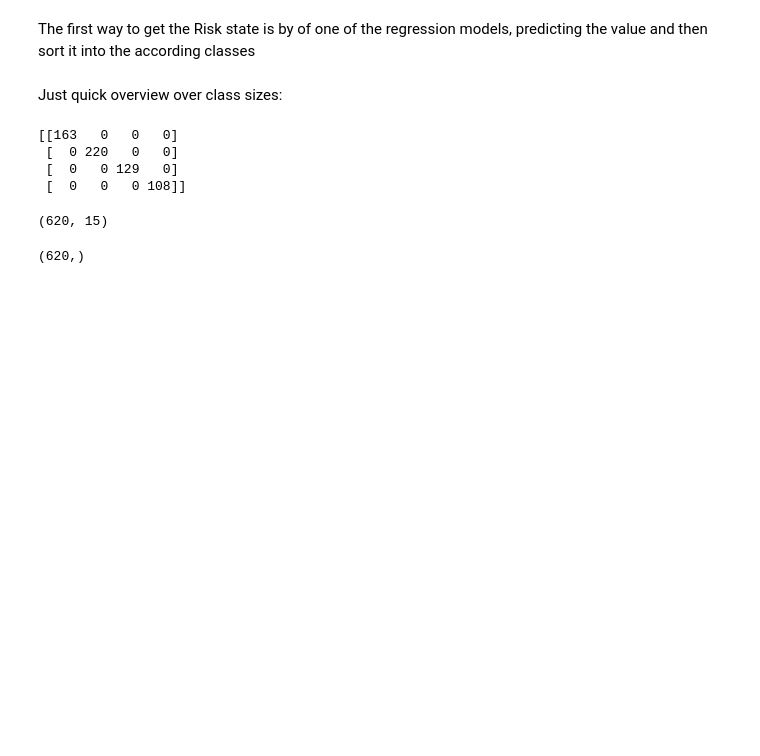
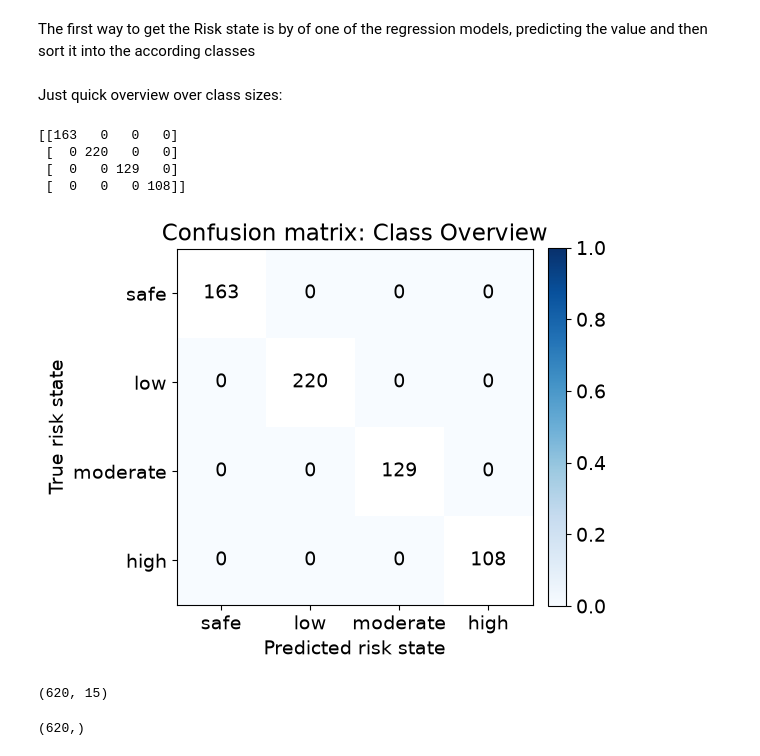
Before and after one commit to Hephaestois/ML4EE_project, a Jupyter notebook: risk_state_estimation.ipynb, the cells around one changed output. Cells and saved outputs as stored; diff of their text form; code cells hidden in the pictures; blank space fills up the shorter version.

Commit message:
Create Confusion Matrices

```diff
--- a/risk_state_estimation.ipynb
+++ b/risk_state_estimation.ipynb
@@ -3,7 +3,7 @@ import numpy as np
 from sklearn.linear_model import LinearRegression, Lasso, Ridge
 from sklearn.preprocessing import StandardScaler, OneHotEncoder
 from sklearn.model_selection import train_test_split
-from sklearn.metrics import mean_squared_error, r2_score
+from sklearn.metrics import mean_squared_error, r2_score, ConfusionMatrixDisplay
 from sklearn.neural_network import MLPRegressor
 from sklearn.decomposition import PCA
 from sklearn.tree import DecisionTreeRegressor
@@ -19,8 +19,10 @@ import time
 import seaborn as sns
 from joblib import Parallel, delayed
 from pathlib import Path
+import os
 
 plt.rcParams['font.size'] = 14
+RISK_LABELS = ["safe", "low", "moderate", "high"]
 # %%
 data_dir = Path("data")
 
@@ -103,11 +159,13 @@ y_class_test = sort_in_class(y_train, thresholds)
 Just quick overview over class sizes:
 # %%
 print(confusion_matrix(y_class_val, y_class_val))
+plot_confusion(confusion_matrix(y_class_val, y_class_val), "Class Overview")
 # %% [output]
 [[163   0   0   0]
  [  0 220   0   0]
  [  0   0 129   0]
  [  0   0   0 108]]
+[figure, added]
 # %%
 def estimate_class_with_regression(model, x, thresholds):
     y = model.predict(x)*s+u
```
Also changed, not shown: parts of 10 cells of this notebook, 19 other files.
